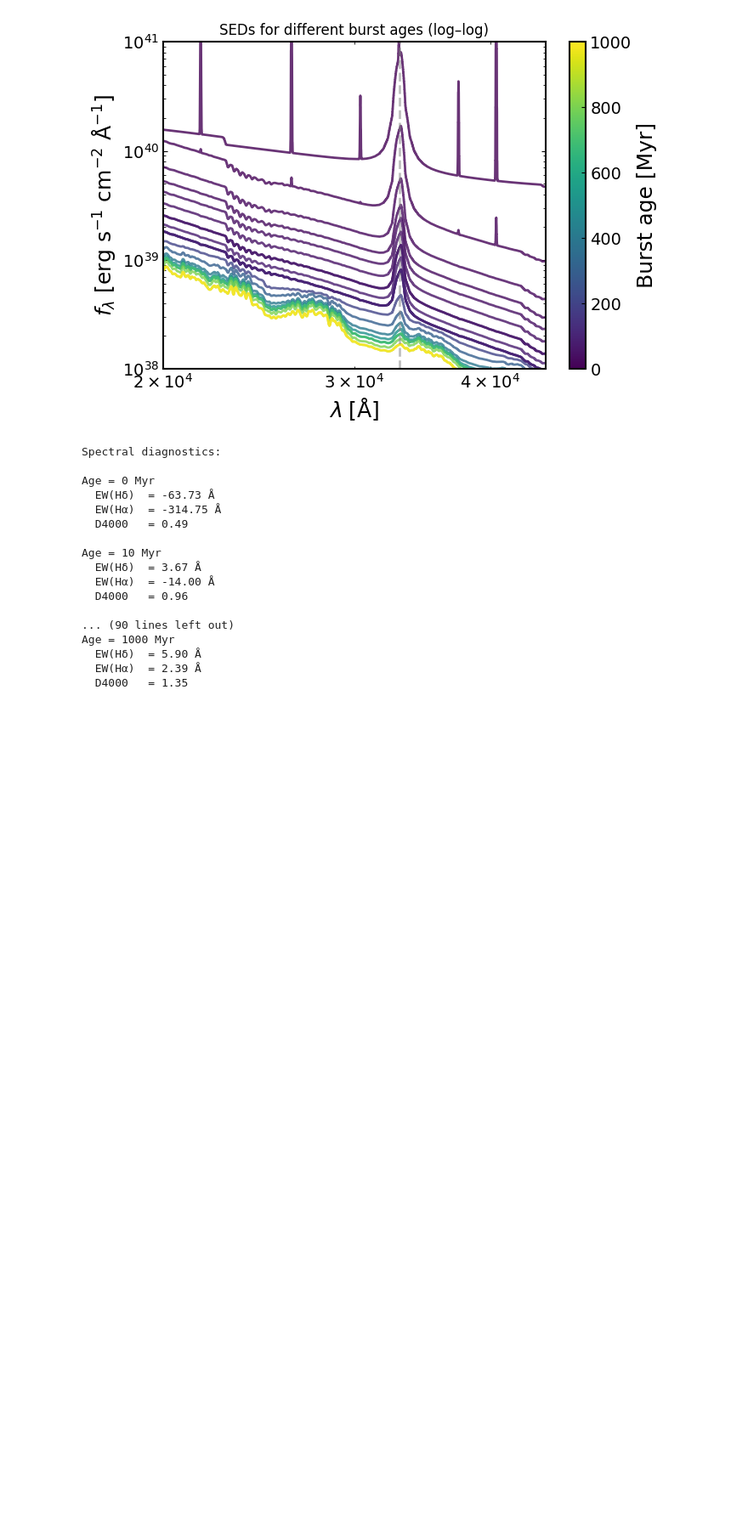
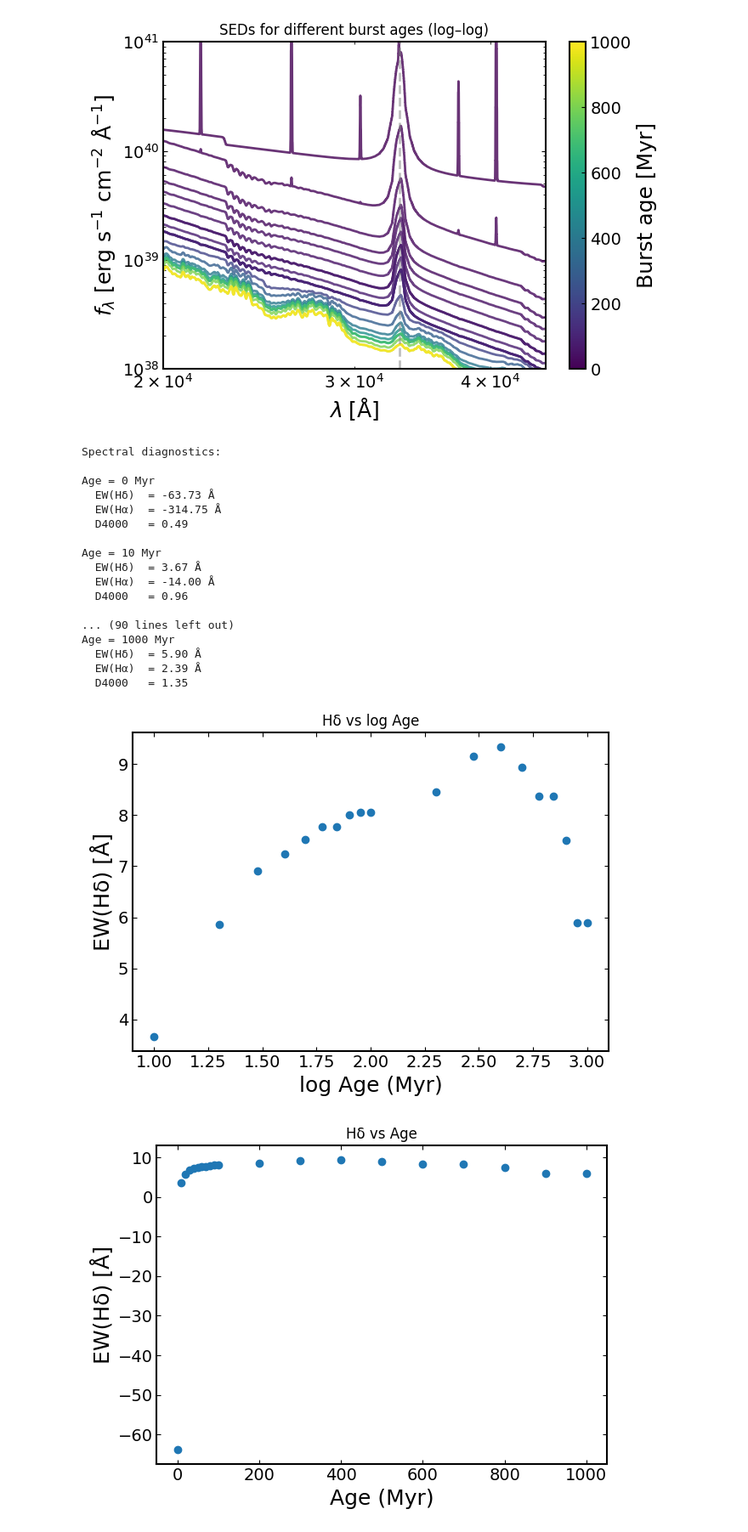
Before and after one commit to abbycrowther/star-formation-histories, a Jupyter notebook: Code/starburst_over_time.ipynb, the cells around one changed output. Shown at 85% size. Saved outputs shown, nothing was run; the diff lists cells and outputs as text; code cells hidden in the pictures; blank space fills up the shorter version.

Commit message:
added code to plot changes in equivalent widths and d4000 with age

```diff
--- a/Code/starburst_over_time.ipynb
+++ b/Code/starburst_over_time.ipynb
@@ -426,3 +426,83 @@ Age = 1000 Myr
   EW(Hδ)  = 5.90 Å
   EW(Hα)  = 2.39 Å
   D4000   = 1.35
+# %%
+import numpy as np
+import matplotlib.pyplot as plt
+
+age_myr = np.array([
+    0, 10, 20, 30, 40, 50, 60, 70, 80, 90, 100,
+    200, 300, 400, 500, 600, 700, 800, 900, 1000
+])
+
+ew_hdelta = np.array([
+   -63.73, 3.67, 5.86, 6.91, 7.24, 7.52, 7.77, 7.77, 8.00, 8.05, 8.05,
+    8.45, 9.16, 9.33, 8.93, 8.37, 8.37, 7.50, 5.90, 5.90
+])
+
+ew_halpha = np.array([
+  -314.75, -14.00, 2.42, 2.65, 2.74, 2.84, 2.92, 2.92, 2.98, 2.98, 2.98,
+    2.96, 2.96, 2.97, 2.87, 2.76, 2.76, 2.62, 2.39, 2.39
+])
+
+d4000 = np.array([
+    0.49, 0.96, 0.97, 0.99, 1.00, 1.01, 1.02, 1.02, 1.03, 1.04, 1.04,
+    1.08, 1.14, 1.18, 1.22, 1.25, 1.25, 1.30, 1.35, 1.35
+])
+
+mask = age_myr >= 0
+log_age = np.log10(age_myr[mask])
+
+#Plot EW(Hδ)
+plt.figure()
+plt.scatter(log_age, ew_hdelta[mask], marker='o')
+plt.xlabel("log Age (Myr)")
+plt.ylabel("EW(Hδ) [Å]")
+plt.title("Hδ vs log Age")
+plt.tight_layout()
+plt.show()
+
+plt.figure()
+plt.scatter(age_myr[mask], ew_hdelta[mask], marker='o')
+plt.xlabel("Age (Myr)")
+plt.ylabel("EW(Hδ) [Å]")
+plt.title("Hδ vs Age")
+plt.tight_layout()
+plt.show()
+
+#Plot EW(Hα)
+plt.figure()
+plt.scatter(log_age, ew_halpha[mask], marker='o')
+plt.xlabel("log Age (Myr)")
+plt.ylabel("EW(Hα) [Å]")
+plt.title("Hα vs log Age")
+plt.tight_layout()
+plt.show()
+
+plt.figure()
+plt.scatter(age_myr[mask], ew_halpha[mask], marker='o')
+plt.xlabel("Age (Myr)")
+plt.ylabel("EW(Hα) [Å]")
+plt.title("Hα vs Age")
+plt.tight_layout()
+plt.show()
+
+#Plot D4000
+plt.figure()
+plt.scatter(log_age, d4000[mask], marker='o')
+plt.xlabel("log Age (Myr)")
+plt.ylabel("D4000")
+plt.title("D4000 vs log Age")
+plt.tight_layout()
+plt.show()
+
+plt.figure()
+plt.scatter(age_myr[mask], d4000[mask], marker='o')
+plt.xlabel("Age (Myr)")
+plt.ylabel("D4000")
+plt.title("D4000 vs Age")
+plt.tight_layout()
+plt.show()
+# %% [output]
+[figure, added]
+[figure, added]
```
Also changed, not shown: parts of 1 cell of this notebook.
